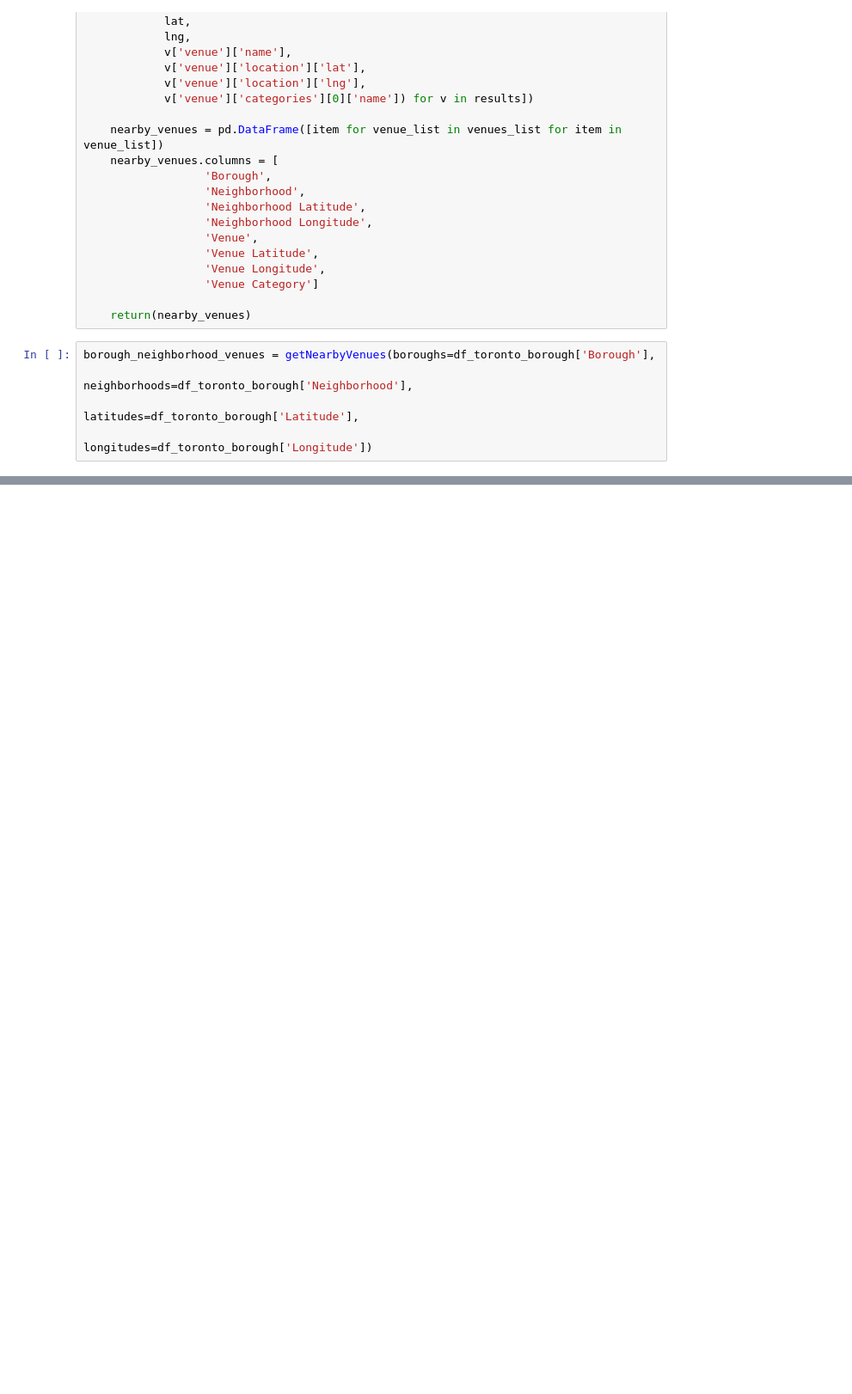
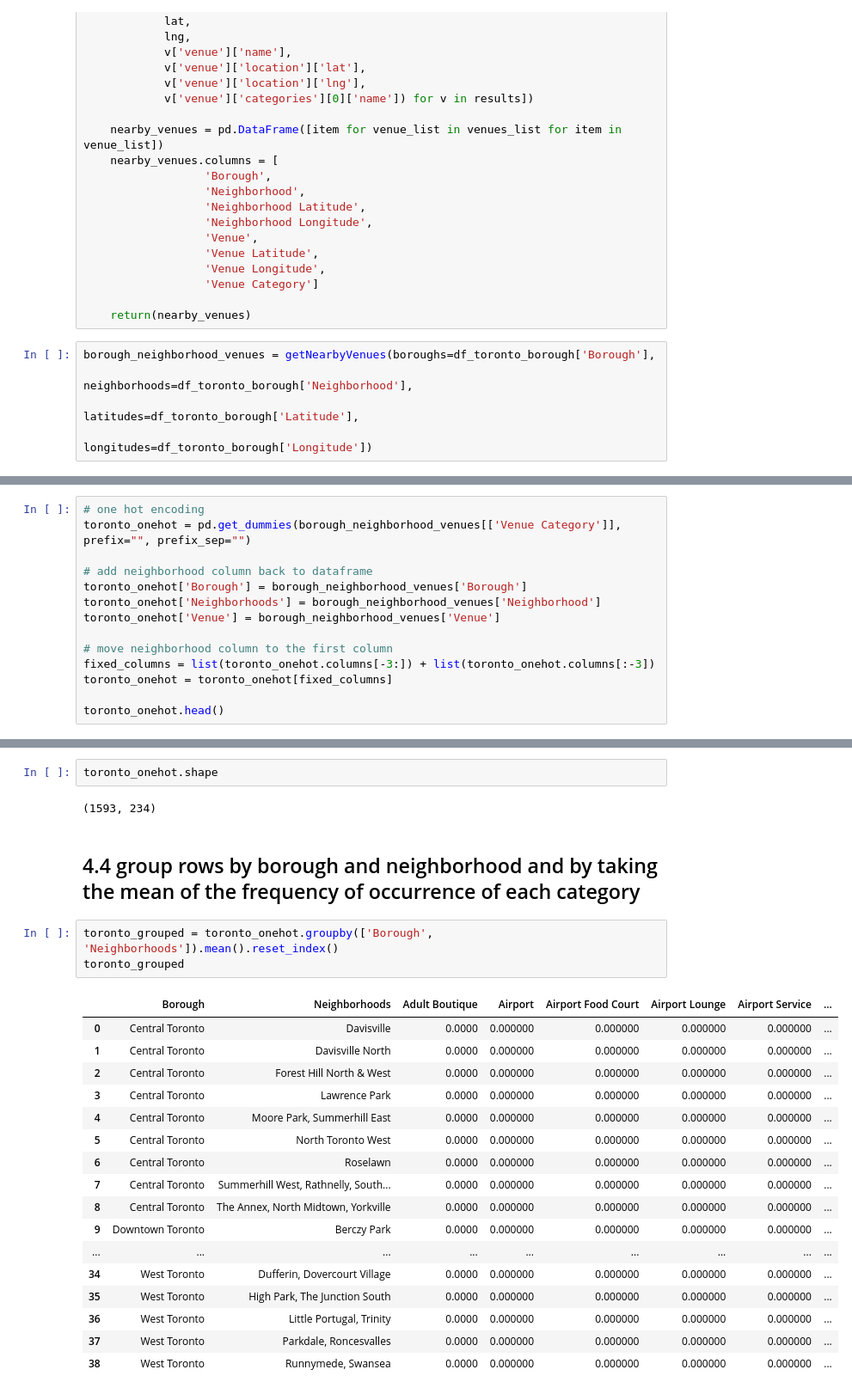
Before and after one commit to wei1347/Applied-Data-Science-Capstone, a Jupyter notebook: Segmenting_and_Clustering_Neighborhoods_in_Toronto_Week3.ipynb, the cells around one changed output, grey strips where cells are left out. Shown at 86% size. Cells and saved outputs as stored; diff of their text form; blank space fills up the shorter version.

```diff
--- a/Segmenting_and_Clustering_Neighborhoods_in_Toronto_Week3.ipynb
+++ b/Segmenting_and_Clustering_Neighborhoods_in_Toronto_Week3.ipynb
@@ -235,0 +263,14 @@ borough_neighborhood_venues.head()
+# %%
+# one hot encoding
+toronto_onehot = pd.get_dummies(borough_neighborhood_venues[['Venue Category']], prefix="", prefix_sep="")
+
+# add neighborhood column back to dataframe
+toronto_onehot['Borough'] = borough_neighborhood_venues['Borough']
+toronto_onehot['Neighborhoods'] = borough_neighborhood_venues['Neighborhood']
+toronto_onehot['Venue'] = borough_neighborhood_venues['Venue']
+
+# move neighborhood column to the first column
+fixed_columns = list(toronto_onehot.columns[-3:]) + list(toronto_onehot.columns[:-3])
+toronto_onehot = toronto_onehot[fixed_columns]
+
+toronto_onehot.head()
@@ -235,0 +284,27 @@ borough_neighborhood_venues.head()
+# %%
+toronto_onehot.shape
+# %% [output]
+(1593, 234)
+# %% [markdown]
+## 4.4 group rows by borough and neighborhood and by taking the mean of the frequency of occurrence of each category
+# %%
+toronto_grouped = toronto_onehot.groupby(['Borough', 'Neighborhoods']).mean().reset_index()
+toronto_grouped
+# %% [output]
+|  | Borough | Neighborhoods | Adult Boutique | Airport | Airport Food Court | Airport Lounge | Airport Service | ... |
+| 0 | Central Toronto | Davisville | 0.0000 | 0.000000 | 0.000000 | 0.000000 | 0.000000 | ... |
+| 1 | Central Toronto | Davisville North | 0.0000 | 0.000000 | 0.000000 | 0.000000 | 0.000000 | ... |
+| 2 | Central Toronto | Forest Hill North & West | 0.0000 | 0.000000 | 0.000000 | 0.000000 | 0.000000 | ... |
+| 3 | Central Toronto | Lawrence Park | 0.0000 | 0.000000 | 0.000000 | 0.000000 | 0.000000 | ... |
+| 4 | Central Toronto | Moore Park, Summerhill East | 0.0000 | 0.000000 | 0.000000 | 0.000000 | 0.000000 | ... |
+| 5 | Central Toronto | North Toronto West | 0.0000 | 0.000000 | 0.000000 | 0.000000 | 0.000000 | ... |
+| 6 | Central Toronto | Roselawn | 0.0000 | 0.000000 | 0.000000 | 0.000000 | 0.000000 | ... |
+| 7 | Central Toronto | Summerhill West, Rathnelly, South... | 0.0000 | 0.000000 | 0.000000 | 0.000000 | 0.000000 | ... |
+| 8 | Central Toronto | The Annex, North Midtown, Yorkville | 0.0000 | 0.000000 | 0.000000 | 0.000000 | 0.000000 | ... |
+| 9 | Downtown Toronto | Berczy Park | 0.0000 | 0.000000 | 0.000000 | 0.000000 | 0.000000 | ... |
+| ... | ... | ... | ... | ... | ... | ... | ... | ... |
+| 34 | West Toronto | Dufferin, Dovercourt Village | 0.0000 | 0.000000 | 0.000000 | 0.000000 | 0.000000 | ... |
+| 35 | West Toronto | High Park, The Junction South | 0.0000 | 0.000000 | 0.000000 | 0.000000 | 0.000000 | ... |
+| 36 | West Toronto | Little Portugal, Trinity | 0.0000 | 0.000000 | 0.000000 | 0.000000 | 0.000000 | ... |
+| 37 | West Toronto | Parkdale, Roncesvalles | 0.0000 | 0.000000 | 0.000000 | 0.000000 | 0.000000 | ... |
+| 38 | West Toronto | Runnymede, Swansea | 0.0000 | 0.000000 | 0.000000 | 0.000000 | 0.000000 | ... |
```
Also changed, not shown: parts of 23 cells of this notebook.
